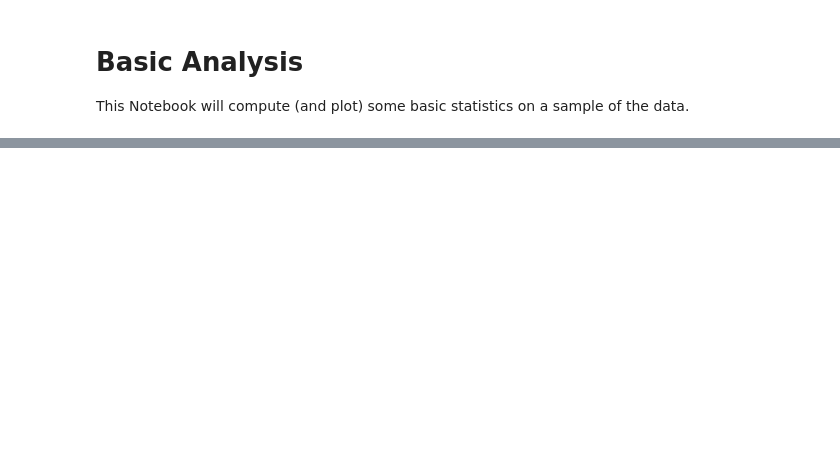
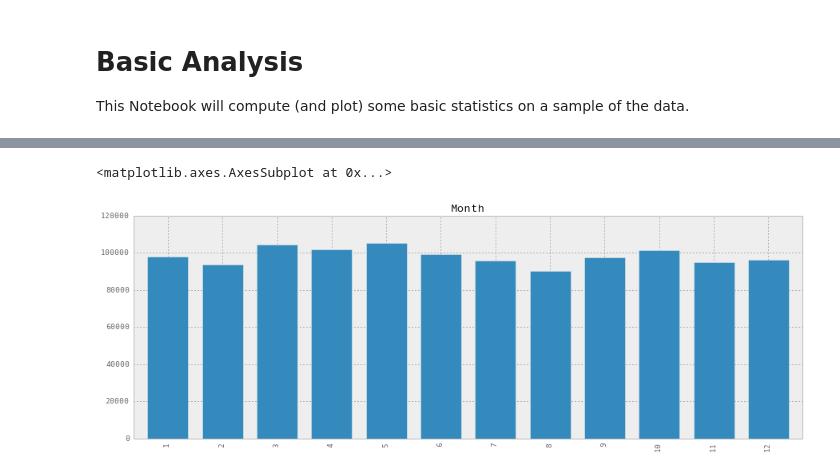
Before and after one commit to georgwiese/MMDS-sose16, a Jupyter notebook: notebooks/yellow_statistics.ipynb, the cells around one changed output, grey strips where cells are left out. Saved outputs shown, nothing was run; the diff lists cells and outputs as text; code cells hidden in the pictures; blank space fills up the shorter version.

```diff
--- a/notebooks/yellow_statistics.ipynb
+++ b/notebooks/yellow_statistics.ipynb
@@ -38,0 +54,5 @@ data
+# %%
+data.Month.value_counts(sort=False).plot(kind="bar", figsize=(15,5), title="Month")
+# %% [output]
+<matplotlib.axes.AxesSubplot at 0x...>
+[figure, added]
```
Also changed, not shown: parts of 17 cells of this notebook.
